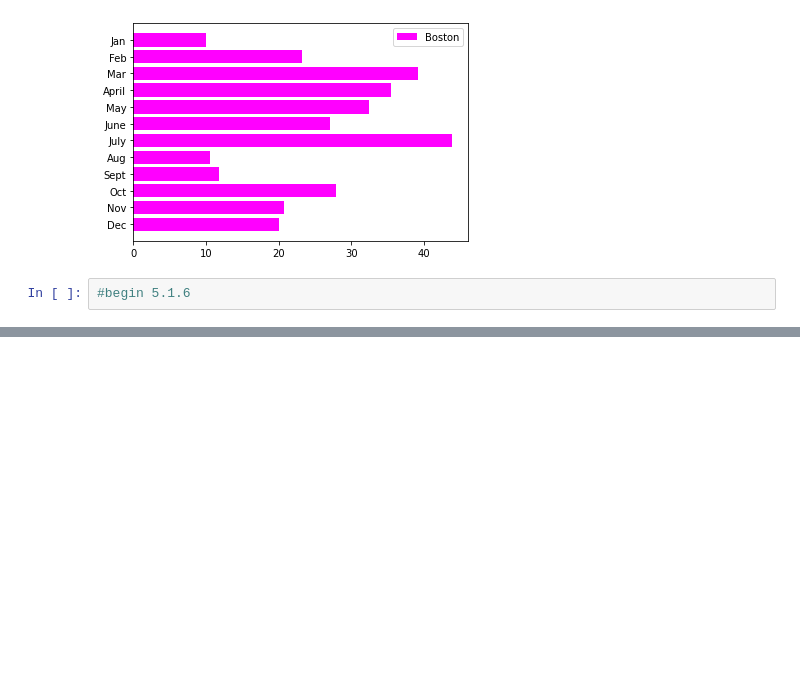
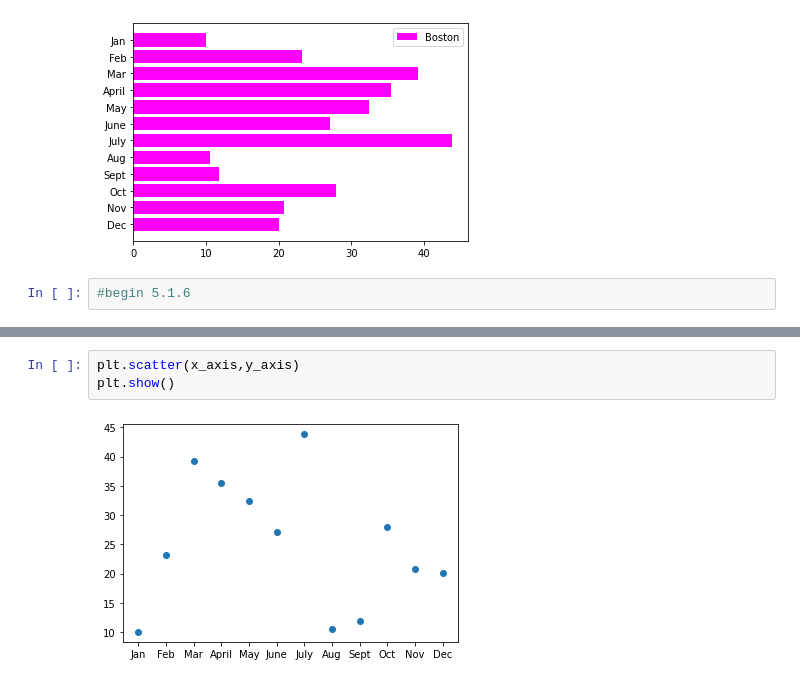
Before and after one commit to neilralston/PyBer_Analysis, a Jupyter notebook: matplotlib_practice.ipynb, the cells around one changed output, grey strips where cells are left out. Cells and saved outputs as stored; diff of their text form; blank space fills up the shorter version.

```diff
--- a/matplotlib_practice.ipynb
+++ b/matplotlib_practice.ipynb
@@ -162,0 +201,5 @@ plt.legend()
+# %%
+plt.scatter(x_axis,y_axis)
+plt.show()
+# %% [output]
+[figure, added]
```
Also changed, not shown: parts of 17 cells of this notebook, 3 other files.
